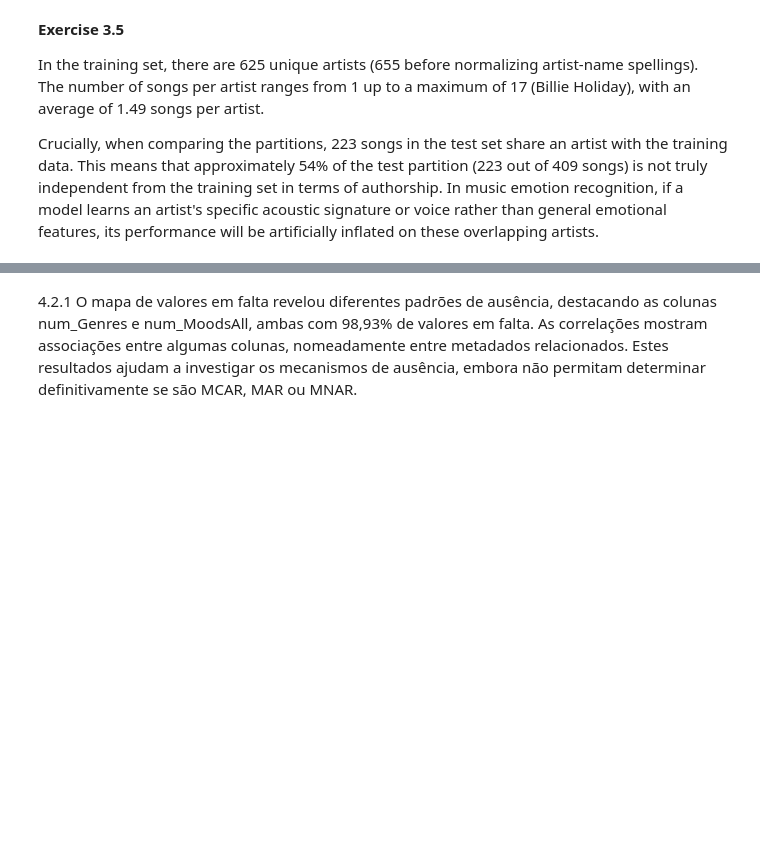
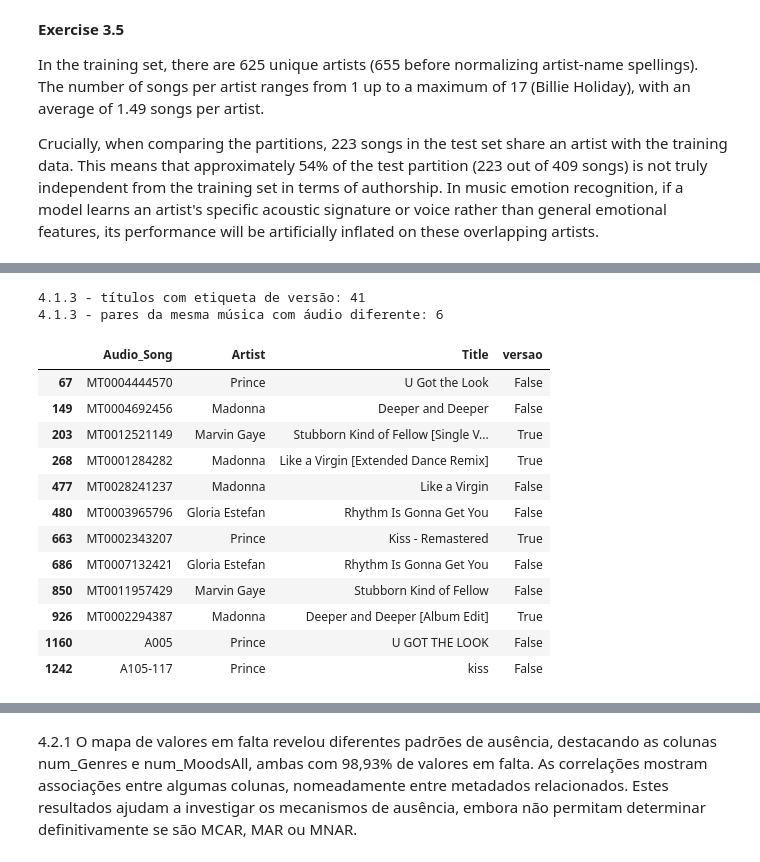
Before and after one commit to tdamiaon/ECAC-Projeto, a Jupyter notebook: a.ipynb, the cells around one changed output, grey strips where cells are left out. Cells and saved outputs as stored; diff of their text form; code cells hidden in the pictures; blank space fills up the shorter version.

```diff
--- a/a.ipynb
+++ b/a.ipynb
@@ -572,0 +522,33 @@ Músicas sobrepostas na fronteira de teste: Como não foram detetadas ocorrênci
+# %%
+# ===== 4.1.2 — As quatro evidências =====
+MEDIA = 'dataset/dataset'
+norm = lambda s: re.sub(r'\s+', ' ', re.sub(r'[^\w\s]', '', str(s).lower())).strip()
+
+df_all = df_main.drop_duplicates().copy()          # sem as cópias exatas de 4.1.1
+df_all['particao'] = np.where(df_all['Audio_Song'].isin(test_ids), 'teste', 'treino')
+
+md5 = lambda p: hashlib.md5(Path(p).read_bytes()).hexdigest()
+df_all['audio_md5'] = df_all['Audio_Song'].map(lambda i: md5(glob.glob(f'{MEDIA}/audio/*/{i}.mp3')[0]))
+df_all['letra_md5'] = df_all['Lyric_Song'].map(lambda i: md5(glob.glob(f'{MEDIA}/lyrics/*/{i}.txt')[0]))
+VERSAO = r'(?:remix|edit|live|version|remaster\w*)'
+ETIQUETA = rf'(?i)[\(\[][^\)\]]*\b{VERSAO}\b[^\)\]]*[\)\]]|\s-\s[^-]*\b{VERSAO}\b.*$'
+titulo = df_all['Title'].str.replace(ETIQUETA, '', regex=True)               # título sem a etiqueta de versão
+df_all['art_tit'] = df_all['Artist'].map(norm) + ' | ' + titulo.map(norm)
+
+def pares(col):
+    """pares de linhas com o mesmo valor em 'col'"""
+    return {p for _, g in df_all.groupby(col) for p in itertools.combinations(g.index, 2)}
+
+E_id = pares('Audio_Song') | pares('Lyric_Song') | pares('AllMusic Id')
+E_letra, E_audio = pares('letra_md5'), pares('audio_md5')
+
+# artista + título iguais ou parecidos: Jaro-Winkler >= 0.95 e Levenshtein normalizada >= 0.90,
+# com os mesmos números nos dois ("Part 1" e "Part 2" são músicas diferentes)
+v, ix = df_all['art_tit'].tolist(), df_all.index
+E_at = {(ix[i], ix[j]) for i, j in itertools.combinations(range(len(v)), 2)
+        if re.findall(r'\d+', v[i]) == re.findall(r'\d+', v[j])
+        and JaroWinkler.similarity(v[i], v[j]) >= 0.95 and Levenshtein.normalized_similarity(v[i], v[j]) >= 0.90}
+
+evid = {'identificadores': E_id, 'artista+título': E_at, 'letra': E_letra, 'áudio': E_audio}
+print("4.1.2 - pares assinalados por cada evidência (diagonal) e em comum entre duas evidências")
+display(pd.DataFrame({a: {b: len(evid[a] & evid[b]) for b in evid} for a in evid}))
@@ -572,0 +568,25 @@ Músicas sobrepostas na fronteira de teste: Como não foram detetadas ocorrênci
+# %%
+# ===== 4.1.3 — Remixes, edits e versões ao vivo =====
+df_all['versao'] = df_all['Title'].str.contains(ETIQUETA, na=False)
+print("4.1.3 - títulos com etiqueta de versão:", int(df_all['versao'].sum()))
+
+# mesma música (artista+título) mas áudio diferente = outra gravação
+outra_gravacao = [(a, b) for a, b in E_at if df_all.at[a, 'audio_md5'] != df_all.at[b, 'audio_md5']]
+print("4.1.3 - pares da mesma música com áudio diferente:", len(outra_gravacao))
+display(df_all.loc[sorted({i for p in outra_gravacao for i in p}), ['Audio_Song', 'Artist', 'Title', 'versao']].head(20))
+# %% [output]
+4.1.3 - títulos com etiqueta de versão: 41
+4.1.3 - pares da mesma música com áudio diferente: 6
+|  | Audio_Song | Artist | Title | versao |
+| 67 | MT0004444570 | Prince | U Got the Look | False |
+| 149 | MT0004692456 | Madonna | Deeper and Deeper | False |
+| 203 | MT0012521149 | Marvin Gaye | Stubborn Kind of Fellow [Single V... | True |
+| 268 | MT0001284282 | Madonna | Like a Virgin [Extended Dance Remix] | True |
+| 477 | MT0028241237 | Madonna | Like a Virgin | False |
+| 480 | MT0003965796 | Gloria Estefan | Rhythm Is Gonna Get You | False |
+| 663 | MT0002343207 | Prince | Kiss - Remastered | True |
+| 686 | MT0007132421 | Gloria Estefan | Rhythm Is Gonna Get You | False |
+| 850 | MT0011957429 | Marvin Gaye | Stubborn Kind of Fellow | False |
+| 926 | MT0002294387 | Madonna | Deeper and Deeper [Album Edit] | True |
+| 1160 | A005 | Prince | U GOT THE LOOK | False |
+| 1242 | A105-117 | Prince | kiss | False |
```
Also changed, not shown: parts of 31 cells of this notebook.
